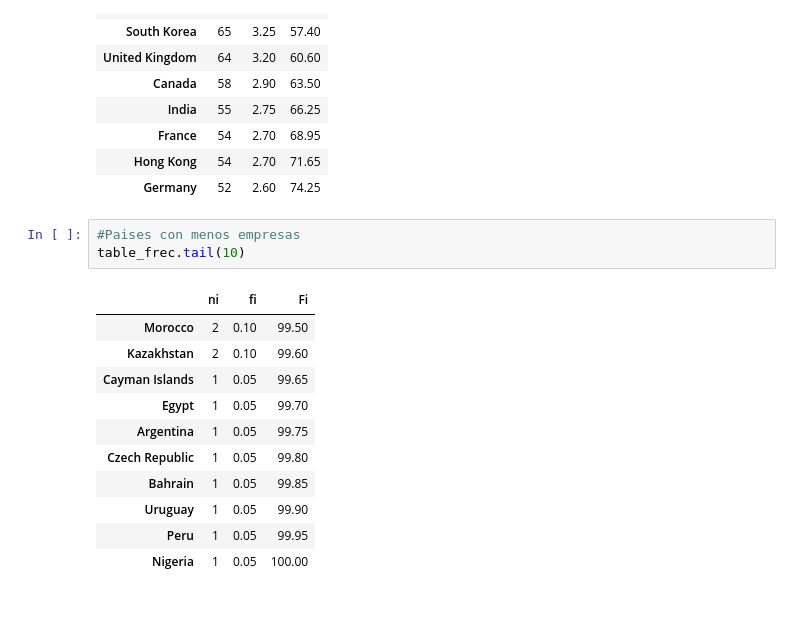
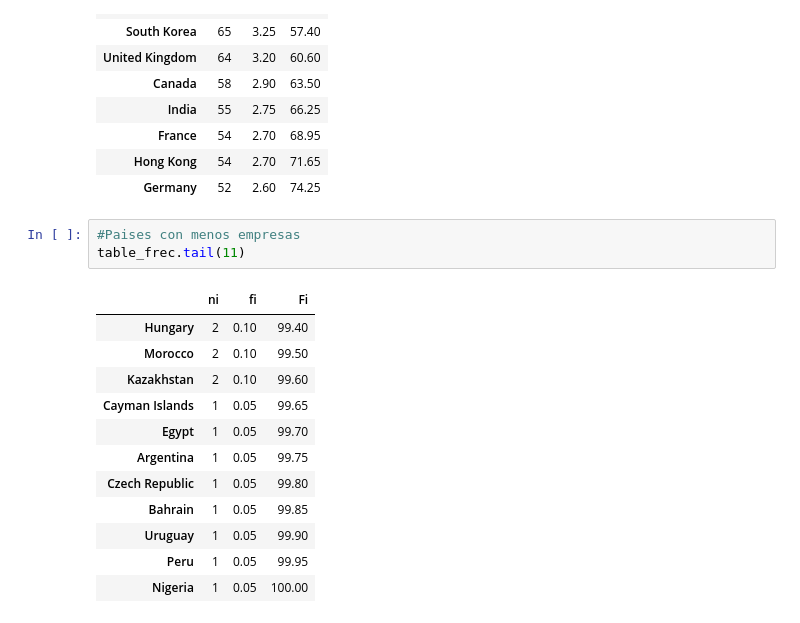
Before and after one commit to JohnCubides/ArtificialIntelligence, a Jupyter notebook: Actividad_2.ipynb, the cells around one changed output. Drawn from its saved outputs; the diff is of its cells as text.

```diff
--- a/Actividad_2.ipynb
+++ b/Actividad_2.ipynb
@@ -110,9 +132,10 @@ table_frec.head(10)
 | Germany | 52 | 2.60 | 74.25 |
 # %%
 #Paises con menos empresas
-table_frec.tail(10)
+table_frec.tail(11)
 # %% [output]
 |  | ni | fi | Fi |
+| Hungary | 2 | 0.10 | 99.40 |
 | Morocco | 2 | 0.10 | 99.50 |
 | Kazakhstan | 2 | 0.10 | 99.60 |
 | Cayman Islands | 1 | 0.05 | 99.65 |
```
Also changed, not shown: parts of 4 cells of this notebook.
